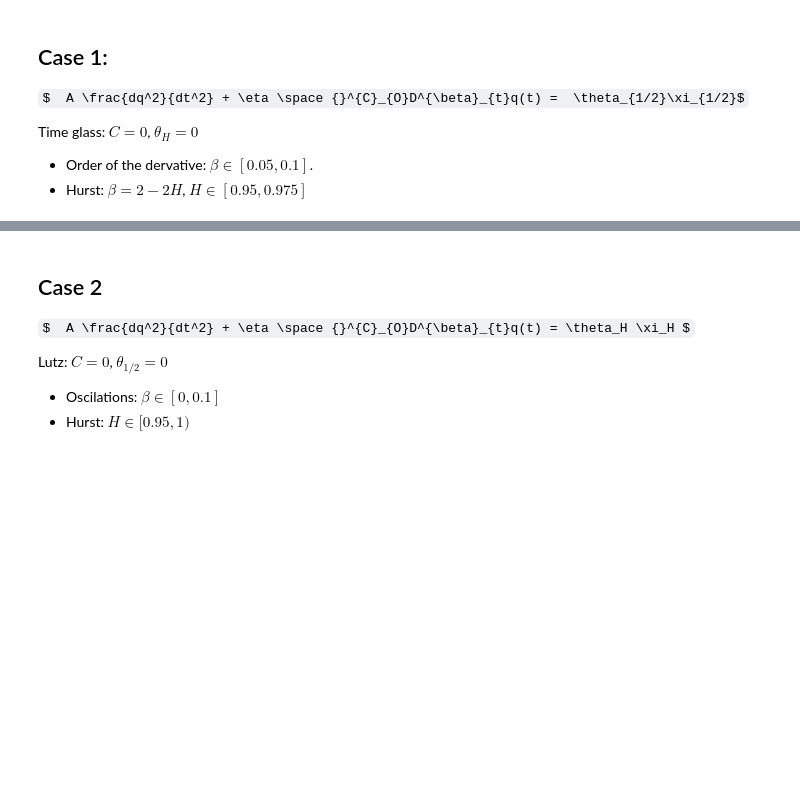
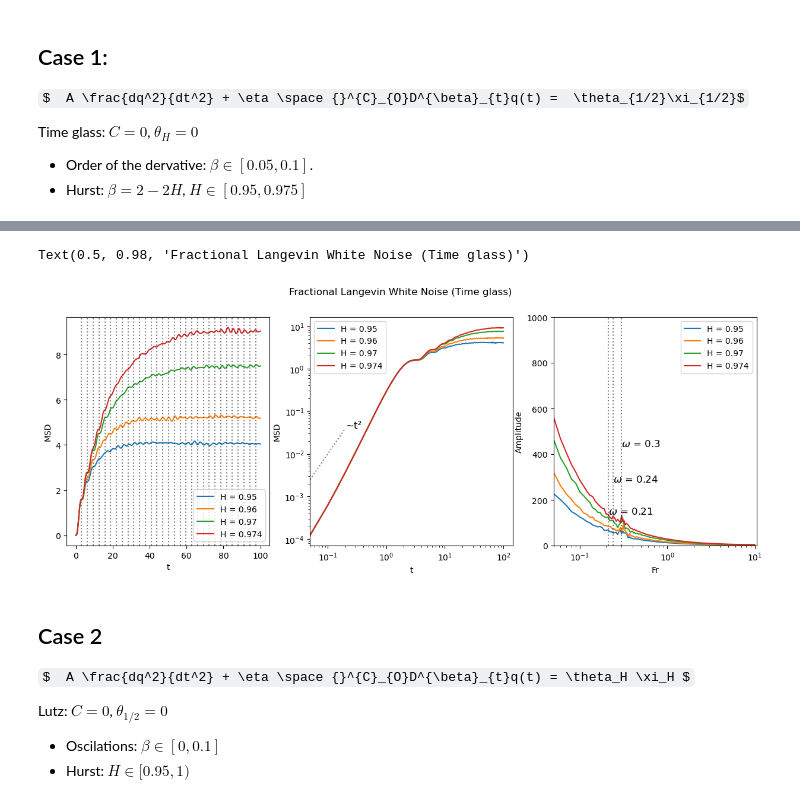
Before and after one commit to davidsantiagoquevedo/fractional-langevin-equations, a Jupyter notebook: analysis/inspect_fLe_MSD_twobath.ipynb, the cells around one changed output, grey strips where cells are left out. Saved outputs shown, nothing was run; the diff lists cells and outputs as text; code cells hidden in the pictures; some formulas as TeX source; blank space fills up the shorter version.

Commit message:
added frequency analysis for all the cases and trends

```diff
--- a/analysis/inspect_fLe_MSD_twobath.ipynb
+++ b/analysis/inspect_fLe_MSD_twobath.ipynb
@@ -52,0 +82,13 @@ $$  A \frac{dq^2}{dt^2} + \eta \space {}^{C}_{O}D^{\beta}_{t}q(t) + C \frac{dq}{
+# %%
+def plot_fft(ax, ft, H, half = True):
+    # ax.stem(ft[1:].fr, ft[1:].A,
+        # label = f"H = {H}")
+    if half:
+        N = int(len(ft)/2)
+    else:
+        N = len(ft)
+    ft[:N].set_index("fr")["A"].plot(ax = ax,
+        ls = "-", marker = "", label = f"H = {H}")
+    ax.legend()
+    ax.set_ylabel("Amplitude")
+    ax.set_xlabel("Fr")
@@ -78 +126,58 @@ plot_msd(A, eta, C, theta_12, theta_H)
+# %%
+A = 1.0
+eta = 1.0
+C = 0.0
+theta_H = 0.0
+theta_12 = 1.0
+
+task_set = ["001", "002"]
+
+fig, ax = plt.subplots(1,3, figsize = (15,5))
+
+H = 0.95
+df_msd = get_msd(A, eta, C, theta_12, theta_H, H, avg, h, task_set)
+df_ft = get_ft(df_msd, h, T)
+df_freq = get_freq(df_ft)
+plot_msd(ax[0], df_msd, H)
+plot_msd(ax[1], df_msd, H, log = True)
+plot_fft(ax[2], df_ft, H)
+
+
+H = 0.96
+df_msd = get_msd(A, eta, C, theta_12, theta_H, H, avg, h, task_set)
+df_ft = get_ft(df_msd, h, T)
+df_freq = get_freq(df_ft)
+plot_msd(ax[0], df_msd, H)
+plot_msd(ax[1], df_msd, H, log = True)
+plot_fft(ax[2], df_ft, H)
+
+H = 0.97
+df_msd = get_msd(A, eta, C, theta_12, theta_H, H, avg, h, task_set)
+df_ft = get_ft(df_msd, h, T)
+df_freq = get_freq(df_ft)
+plot_msd(ax[0], df_msd, H)
+plot_msd(ax[1], df_msd, H, log = True)
+plot_fft(ax[2], df_ft, H)
+
+H = 0.974
+df_msd = get_msd(A, eta, C, theta_12, theta_H, H, avg, h, task_set)
+df_ft = get_ft(df_msd, h, T)
+df_freq = get_freq(df_ft,0.975)
+plot_msd(ax[0], df_msd, H)
+plot_msd(ax[1], df_msd, H, log = True)
+plot_fft(ax[2], df_ft, H)
+
+add_trend(ax[1], x0 = h, xf = 0.2, func = t2, text = "~t²", xtext = 0.2)
+add_freq(ax[2], df_freq, dy = 150)
+add_freq_grid(ax[0], 1/np.pi, T)#df_freq.iloc[2].fr, T)
+
+ax[1].set_xlim(xmin = h)
+ax[2].set_xlim(xmin = h)
+ax[2].set_ylim(ymin = 0, ymax = 1000)
+ax[2].set_xscale("log")
+
+fig.suptitle("Fractional Langevin White Noise (Time glass)")
+# %% [output]
+Text(0.5, 0.98, 'Fractional Langevin White Noise (Time glass)')
+[figure, added]
 # %% [markdown]
```
Also changed, not shown: parts of 29 cells of this notebook.
